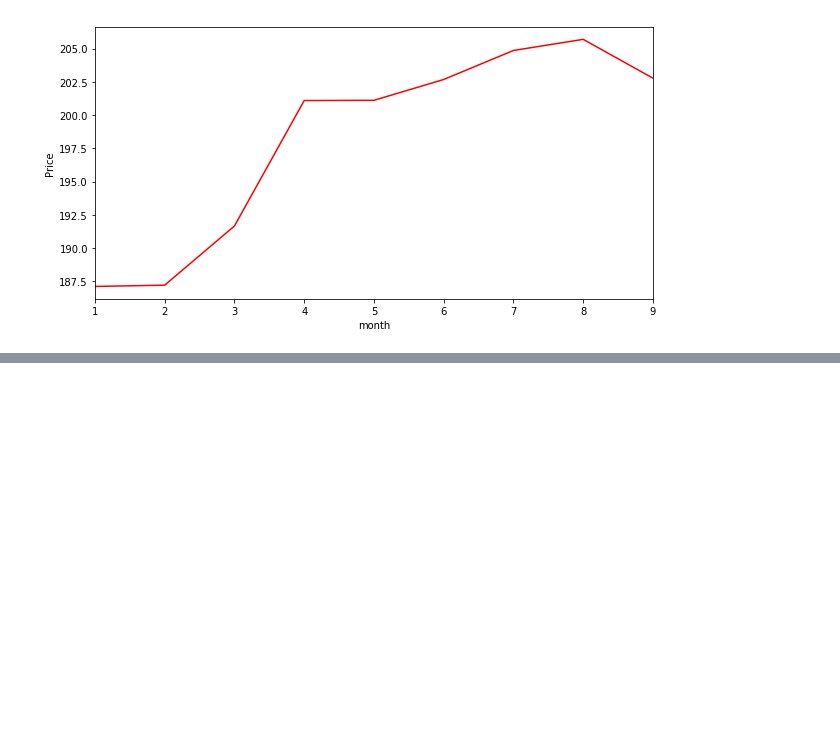
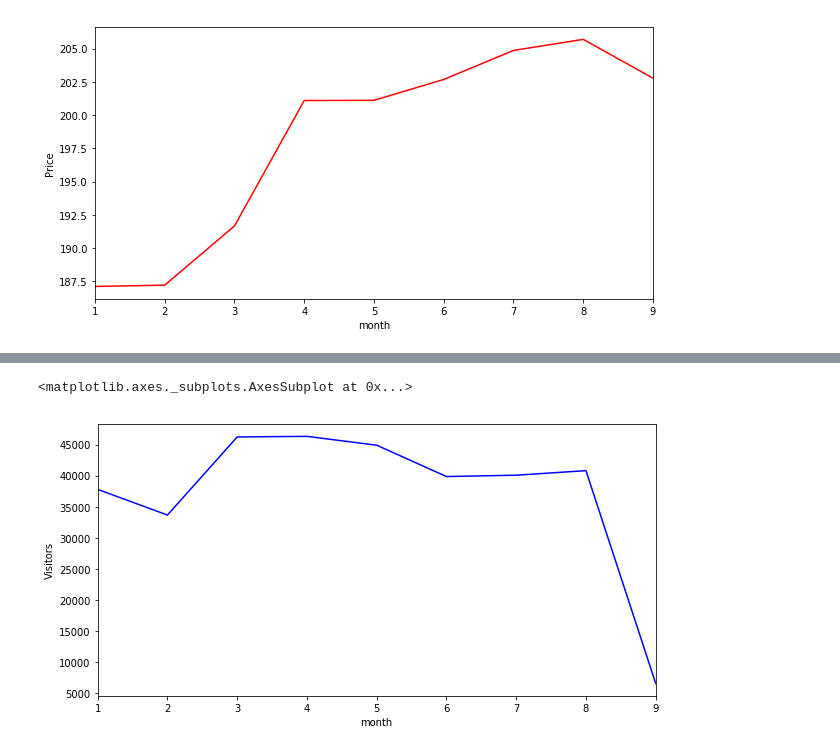
Before and after one commit to jyothishkjames/Seattle-Boston-Airbnb-Data-Analysis, a Jupyter notebook: data_prepration.ipynb, the cells around one changed output, grey strips where cells are left out. Drawn from its saved outputs; the diff is of its cells as text; code cells hidden in the pictures; blank space fills up the shorter version.

Commit message:
[WIP]Average visitors prediction to Seattle/Boston over time (based on non availability of listings)?

```diff
--- a/data_prepration.ipynb
+++ b/data_prepration.ipynb
@@ -216,0 +187,22 @@ merged_df
+# %%
+# Average visitors to Seattle/Boston over time?
+
+#Find the rows which has 'availability' column as 'f'
+seattle_booked_df =  seattle_calander_df[seattle_calander_df['available'] == 'f']
+#Find the rows which has 'availability' column as 'f'
+boston_booked_df =  boston_calander_df[boston_calander_df['available'] == 'f']
+# %%
+#Merge dataframes 'df_seattle_booked' and 'seattle_listings_df'
+seattle_merged_df = pd.merge(seattle_booked_df, seattle_listings_df, on=['listing_id', 'price'])
+
+#Merge dataframes 'df_boston_booked' and 'seattle_listings_df'
+boston_merged_df = pd.merge(boston_booked_df, boston_listings_df, on=['listing_id', 'price'])
+# %%
+fig1 = plt.figure(figsize=(10,5))
+ax1 = fig1.add_subplot(111)
+ax1.set_xlabel('Month')
+ax1.set_ylabel('Visitors')
+boston_merged_df.groupby('month')['accommodates'].sum().plot(kind='line', color='blue', ax=ax1)
+# %% [output]
+<matplotlib.axes._subplots.AxesSubplot at 0x...>
+[figure, added]
```
Also changed, not shown: parts of 9 cells of this notebook.
